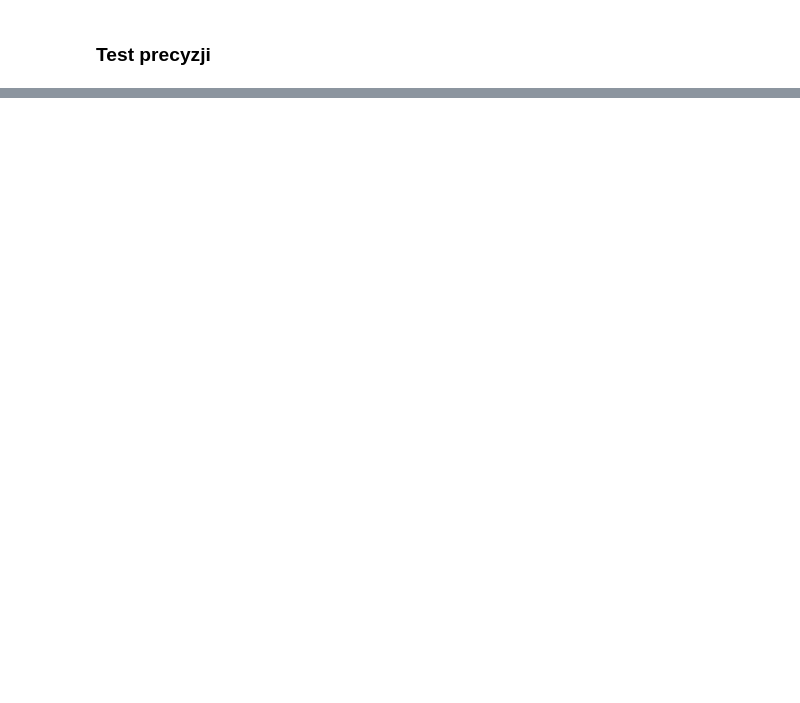
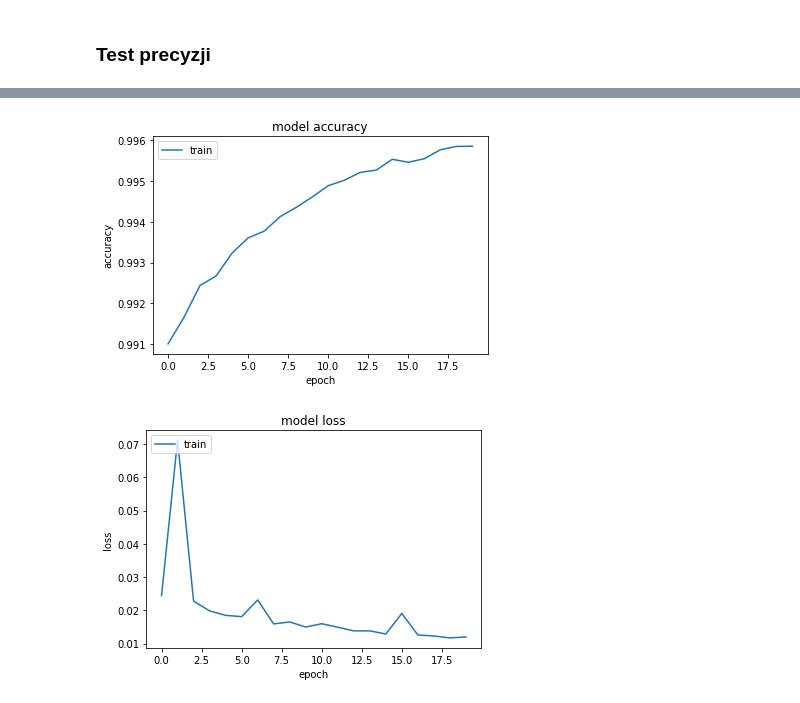
Before and after one commit to Kamczii/Language-recognition-AI, a Jupyter notebook: build_trigrams_model.ipynb, the cells around one changed output, grey strips where cells are left out. Drawn from its saved outputs; the diff is of its cells as text; code cells hidden in the pictures; blank space fills up the shorter version.

```diff
--- a/build_trigrams_model.ipynb
+++ b/build_trigrams_model.ipynb
@@ -141 +143,5 @@ Accuracy:  0.98366
 INFO:tensorflow:Assets written to: trigrams_recognition\assets
+# %%
+train_gen = DataGenerator(X_train, y_train, 32)
+length = int(len(X_train)/2)
+history = model.fit(train_gen, epochs=20, batch_size=6)
@@ -141,0 +166,17 @@ INFO:tensorflow:Assets written to: trigrams_recognition\assets
+# %%
+plt.plot(history.history['accuracy'])
+plt.title('model accuracy')
+plt.ylabel('accuracy')
+plt.xlabel('epoch')
+plt.legend(['train', 'validation'], loc='upper left')
+plt.show()
+# "Loss"
+plt.plot(history.history['loss'])
+plt.title('model loss')
+plt.ylabel('loss')
+plt.xlabel('epoch')
+plt.legend(['train', 'validation'], loc='upper left')
+plt.show()
+# %% [output]
+[figure, added]
+[figure, added]
```
Also changed, not shown: parts of 9 cells of this notebook, 10 other files.
